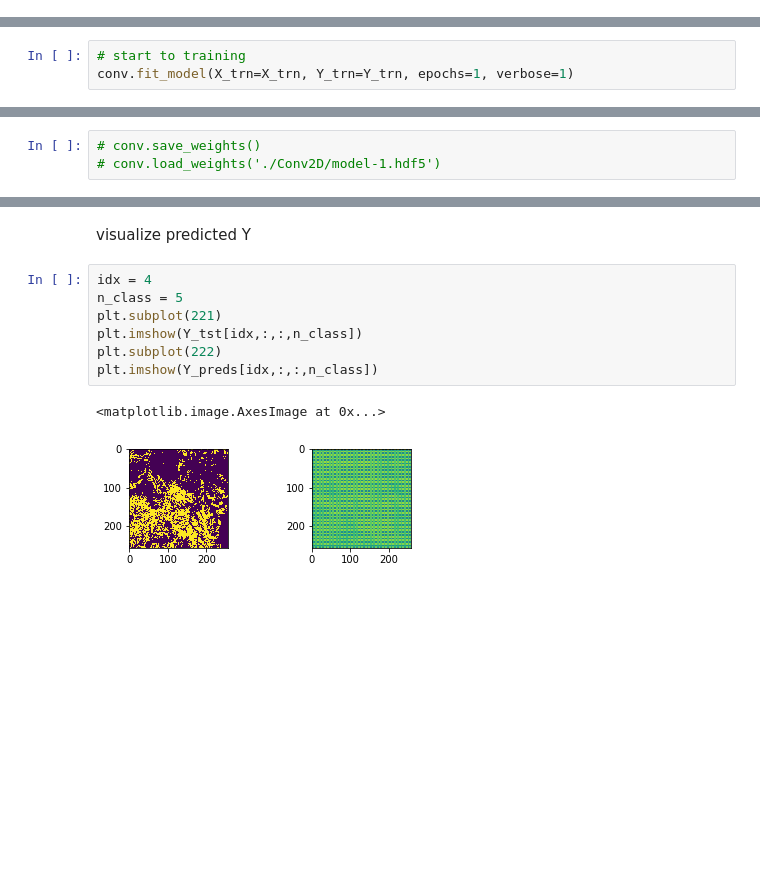
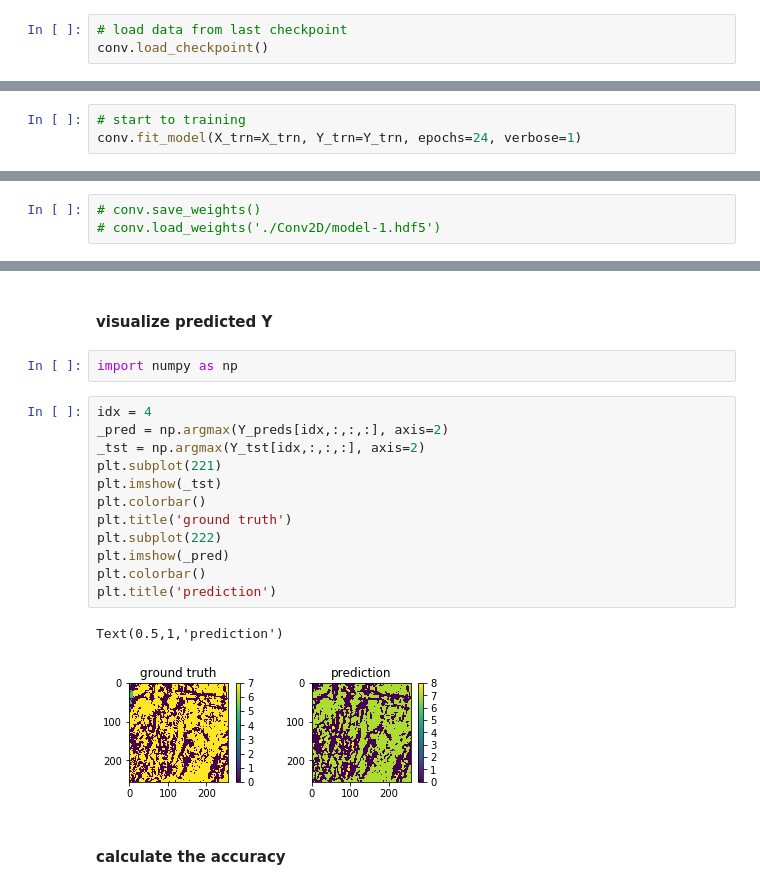
Before and after one commit to chenyz0601/DL-RockClassification, a Jupyter notebook: convnets.ipynb, the cells around one changed output, grey strips where cells are left out. Drawn from its saved outputs; the diff is of its cells as text; blank space fills up the shorter version.

```diff
--- a/convnets.ipynb
+++ b/convnets.ipynb
@@ -64,0 +53,3 @@ None
+# %%
+# load data from last checkpoint
+conv.load_checkpoint()
@@ -65,4 +58,4 @@ None
 # %%
 # start to training
-conv.fit_model(X_trn=X_trn, Y_trn=Y_trn, epochs=1, verbose=1)
+conv.fit_model(X_trn=X_trn, Y_trn=Y_trn, epochs=24, verbose=1)
 # %% [output]
@@ -83,12 +78,21 @@ Y_preds = conv.predict(X_tst=X_tst)
 # %% [markdown]
-visualize predicted Y
+#### visualize predicted Y
-# %%
-idx = 4
-n_class = 5
-plt.subplot(221)
-plt.imshow(Y_tst[idx,:,:,n_class])
-plt.subplot(222)
-plt.imshow(Y_preds[idx,:,:,n_class])
-# %% [output]
-<matplotlib.image.AxesImage at 0x...>
-[figure, removed]
+# %%
+import numpy as np
+# %%
+idx = 4
+_pred = np.argmax(Y_preds[idx,:,:,:], axis=2)
+_tst = np.argmax(Y_tst[idx,:,:,:], axis=2)
+plt.subplot(221)
+plt.imshow(_tst)
+plt.colorbar()
+plt.title('ground truth')
+plt.subplot(222)
+plt.imshow(_pred)
+plt.colorbar()
+plt.title('prediction')
+# %% [output]
+Text(0.5,1,'prediction')
+[figure, added]
+# %% [markdown]
+#### calculate the accuracy
```
Also changed, not shown: parts of 11 cells of this notebook, 2 other files.
